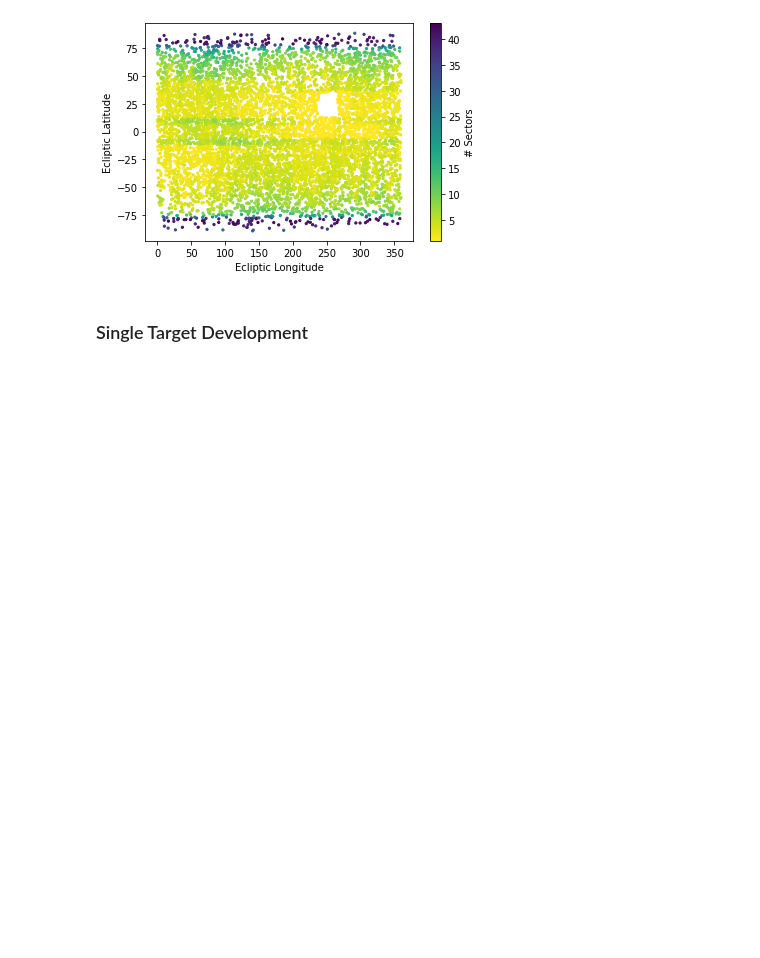
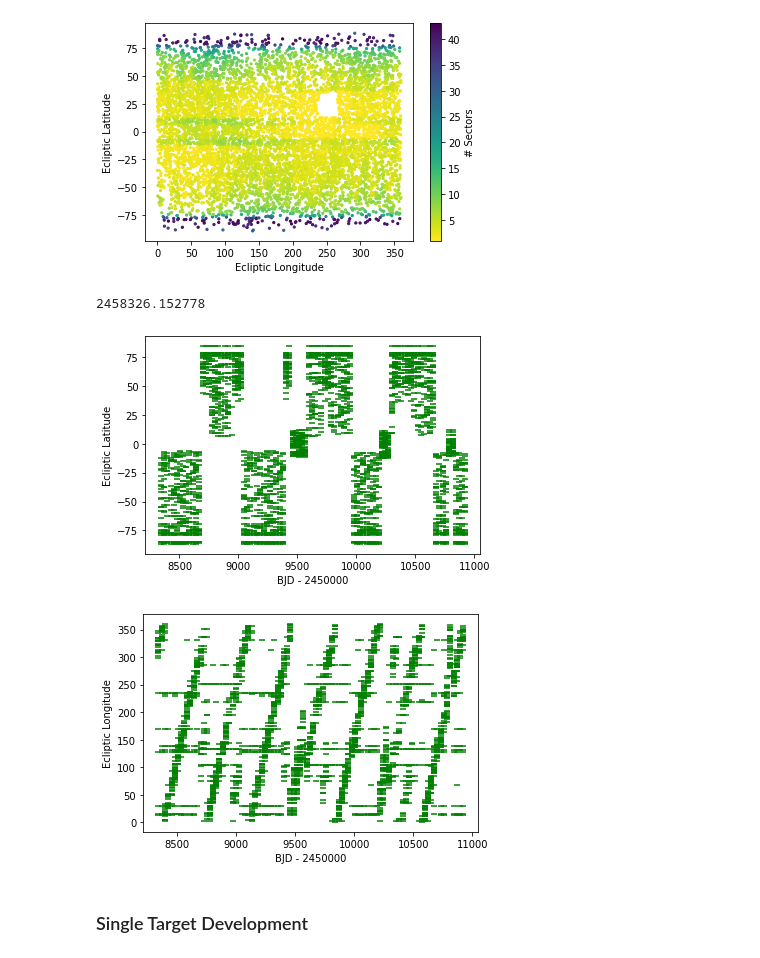
Before and after one commit to rae-holcomb/tess_scheduling, a Jupyter notebook: tess_scheduling_sandbox.ipynb, the cells around one changed output. Cells and saved outputs as stored; diff of their text form; code cells hidden in the pictures; blank space fills up the shorter version.

```diff
--- a/tess_scheduling_sandbox.ipynb
+++ b/tess_scheduling_sandbox.ipynb
@@ -388,6 +453,35 @@ plt.colorbar(label='# Sectors')
 plt.show()
 # %% [output]
 [figure]
+# %%
+missionStart
+2450000
+# %% [output]
+2458326.152778
+# %%
+# plot to get a sense of observability
+# tdf
+# sectors_all
+# midtimes
+
+for ind in np.arange(0, len(tdf), 15):
+    secs = tdf.iloc[ind]['sec']
+    # plt.scatter(midtimes[secs]-missionStart, ind*np.ones_like(secs), c='green', marker='s')
+    plt.scatter(midtimes[np.array(secs)-1]-2450000, tdf.iloc[ind]['ec_lat']*np.ones_like(secs), c='green', marker='_')
+plt.xlabel('BJD - 2450000')
+plt.ylabel('Ecliptic Latitude')
+plt.show()
+
+for ind in np.arange(0, len(tdf), 15):
+    secs = tdf.iloc[ind]['sec']
+    # plt.scatter(midtimes[secs]-missionStart, ind*np.ones_like(secs), c='green', marker='s')
+    plt.scatter(midtimes[np.array(secs)-1]-2450000, tdf.iloc[ind]['ec_long']*np.ones_like(secs), c='green', marker='_')
+plt.xlabel('BJD - 2450000')
+plt.ylabel('Ecliptic Longitude')
+plt.show()
+# %% [output]
+[figure, added]
+[figure, added]
 # %% [markdown]
 ### Single Target Development
 # %%
```
Also changed, not shown: parts of 41 cells of this notebook, 1 other file.
